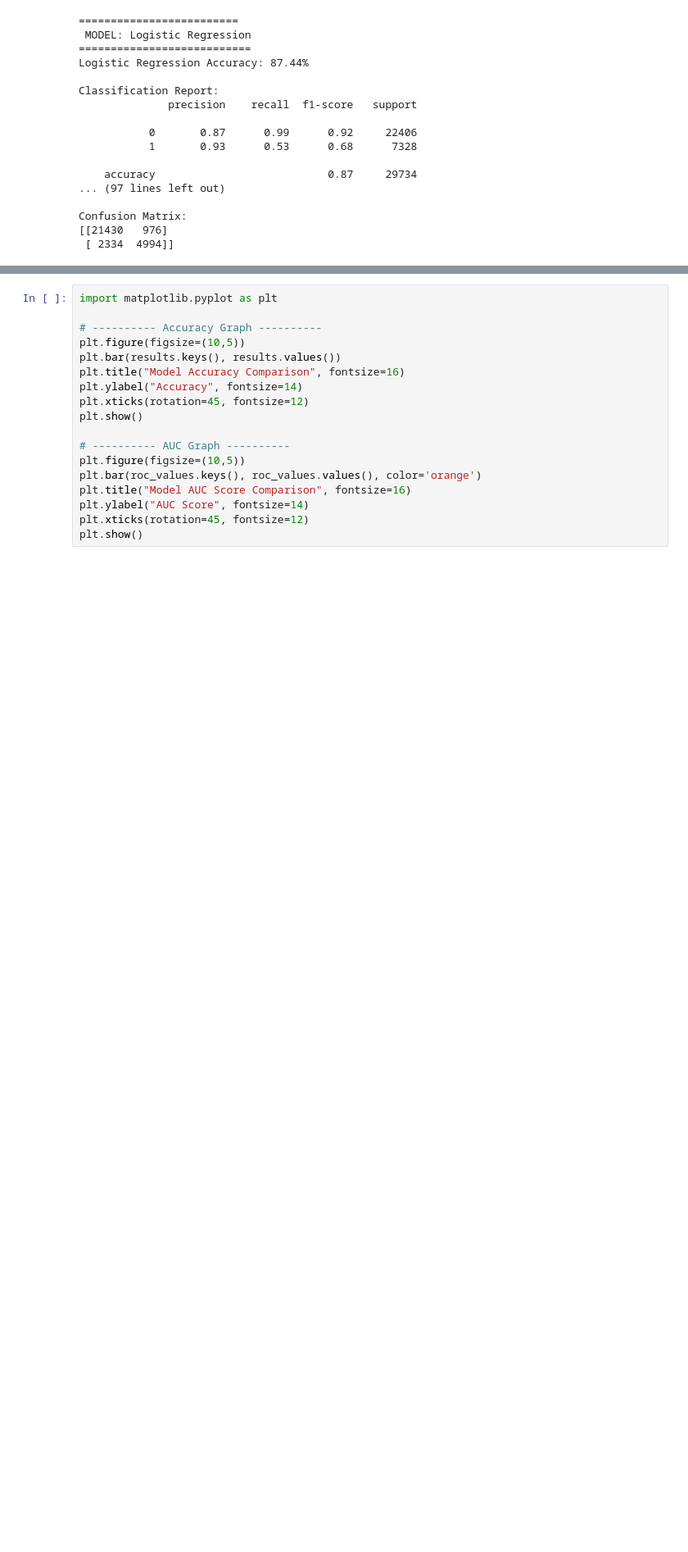
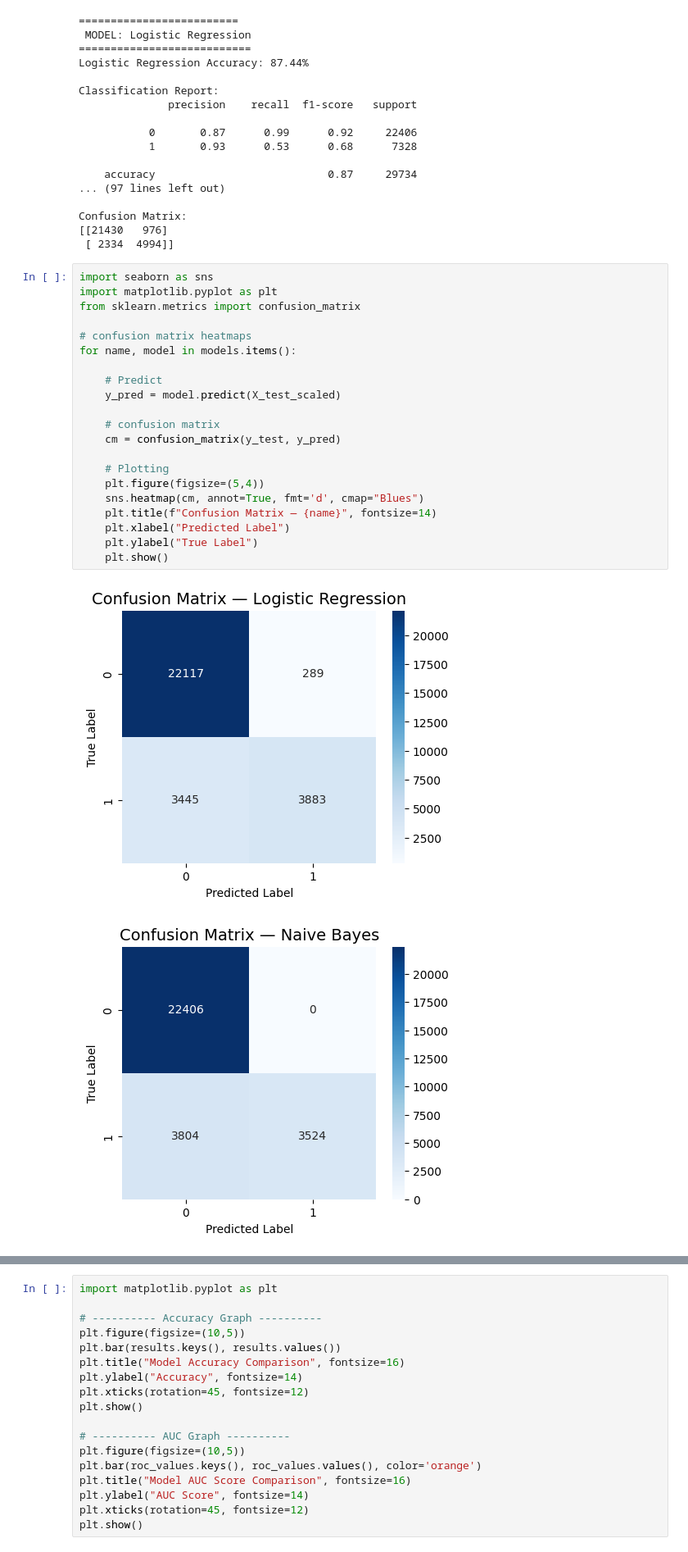
Before and after one commit to springboardmentor891v/CreditPathAI_Oct_Batch, a Jupyter notebook: Main.ipynb, the cells around one changed output, grey strips where cells are left out. Shown: that part at 82% size. Cells and saved outputs as stored; diff of their text form; blank space fills up the shorter version.

```diff
--- a/Main.ipynb
+++ b/Main.ipynb
@@ -273,3 +273,27 @@ Classification Report:
 Confusion Matrix:
 [[21430   976]
  [ 2334  4994]]
+# %%
+import seaborn as sns
+import matplotlib.pyplot as plt
+from sklearn.metrics import confusion_matrix
+
+# confusion matrix heatmaps
+for name, model in models.items():
+
+    # Predict
+    y_pred = model.predict(X_test_scaled)
+
+    # confusion matrix
+    cm = confusion_matrix(y_test, y_pred)
+
+    # Plotting
+    plt.figure(figsize=(5,4))
+    sns.heatmap(cm, annot=True, fmt='d', cmap="Blues")
+    plt.title(f"Confusion Matrix — {name}", fontsize=14)
+    plt.xlabel("Predicted Label")
+    plt.ylabel("True Label")
+    plt.show()
+# %% [output]
+[figure, added]
+[figure, added]
```
Also changed, not shown: parts of 3 cells of this notebook.
